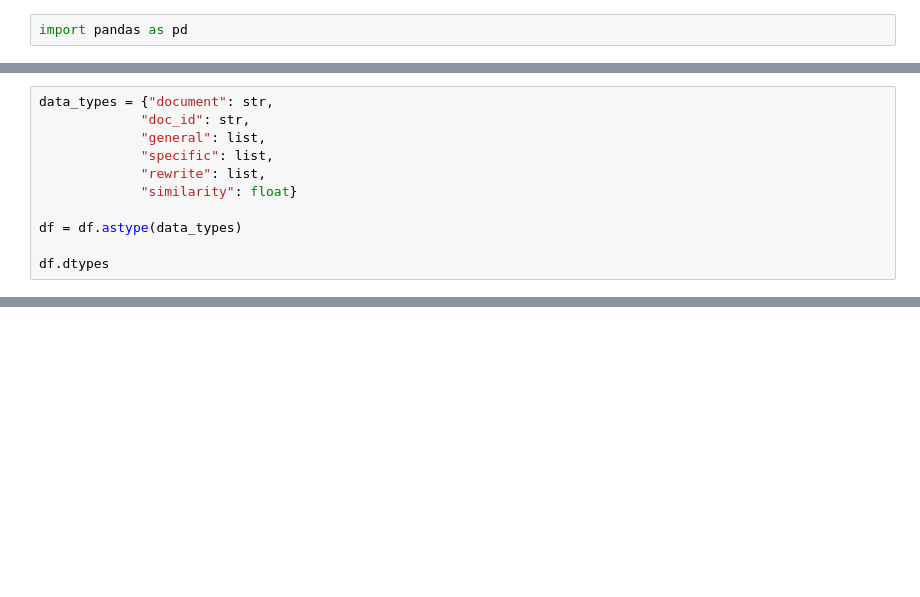
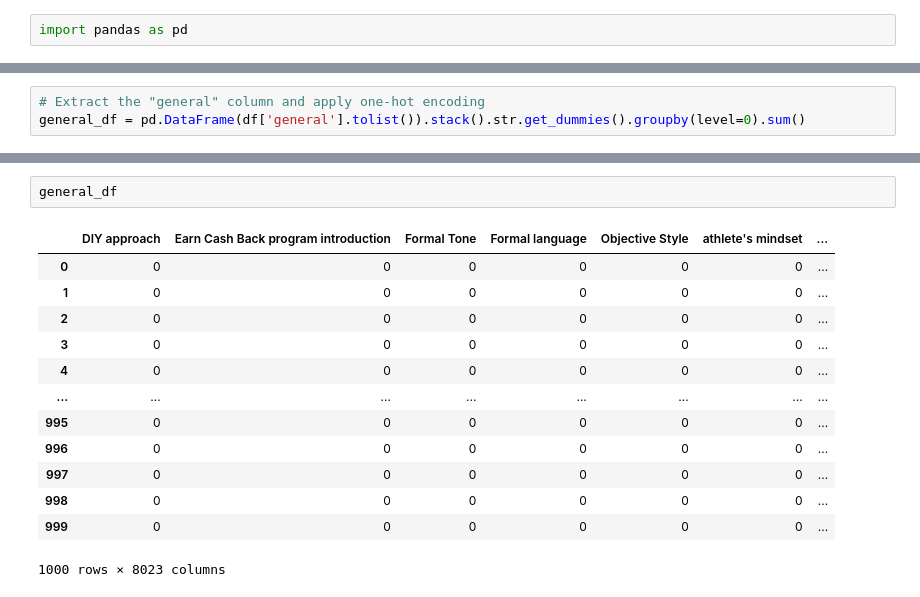
Before and after one commit to TurkuNLP/LLM_document_descriptors, a Jupyter notebook: notebooks/analyse_results.ipynb, the cells around one changed output, grey strips where cells are left out. Saved outputs shown, nothing was run; the diff lists cells and outputs as text; blank space fills up the shorter version.

```diff
--- a/notebooks/analyse_results.ipynb
+++ b/notebooks/analyse_results.ipynb
@@ -44,12 +58,4 @@ df[df["similarity"] <= 0.7]
 # %%
-data_types = {"document": str,
-             "doc_id": str,
-             "general": list,
-             "specific": list,
-             "rewrite": list,
-             "similarity": float}
-
-df = df.astype(data_types)
-
-df.dtypes
+# Extract the "general" column and apply one-hot encoding
+general_df = pd.DataFrame(df['general'].tolist()).stack().str.get_dummies().groupby(level=0).sum()
 # %% [output]
@@ -56,0 +79,16 @@ TypeError: dtype '<class 'list'>' not understood
+# %%
+general_df
+# %% [output]
+|  | DIY approach | Earn Cash Back program introduction | Formal Tone | Formal language | Objective Style | athlete's mindset | ... |
+| 0 | 0 | 0 | 0 | 0 | 0 | 0 | ... |
+| 1 | 0 | 0 | 0 | 0 | 0 | 0 | ... |
+| 2 | 0 | 0 | 0 | 0 | 0 | 0 | ... |
+| 3 | 0 | 0 | 0 | 0 | 0 | 0 | ... |
+| 4 | 0 | 0 | 0 | 0 | 0 | 0 | ... |
+| ... | ... | ... | ... | ... | ... | ... | ... |
+| 995 | 0 | 0 | 0 | 0 | 0 | 0 | ... |
+| 996 | 0 | 0 | 0 | 0 | 0 | 0 | ... |
+| 997 | 0 | 0 | 0 | 0 | 0 | 0 | ... |
+| 998 | 0 | 0 | 0 | 0 | 0 | 0 | ... |
+| 999 | 0 | 0 | 0 | 0 | 0 | 0 | ... |
+1000 rows × 8023 columns
```
Also changed, not shown: parts of 8 cells of this notebook, 2 other files.
